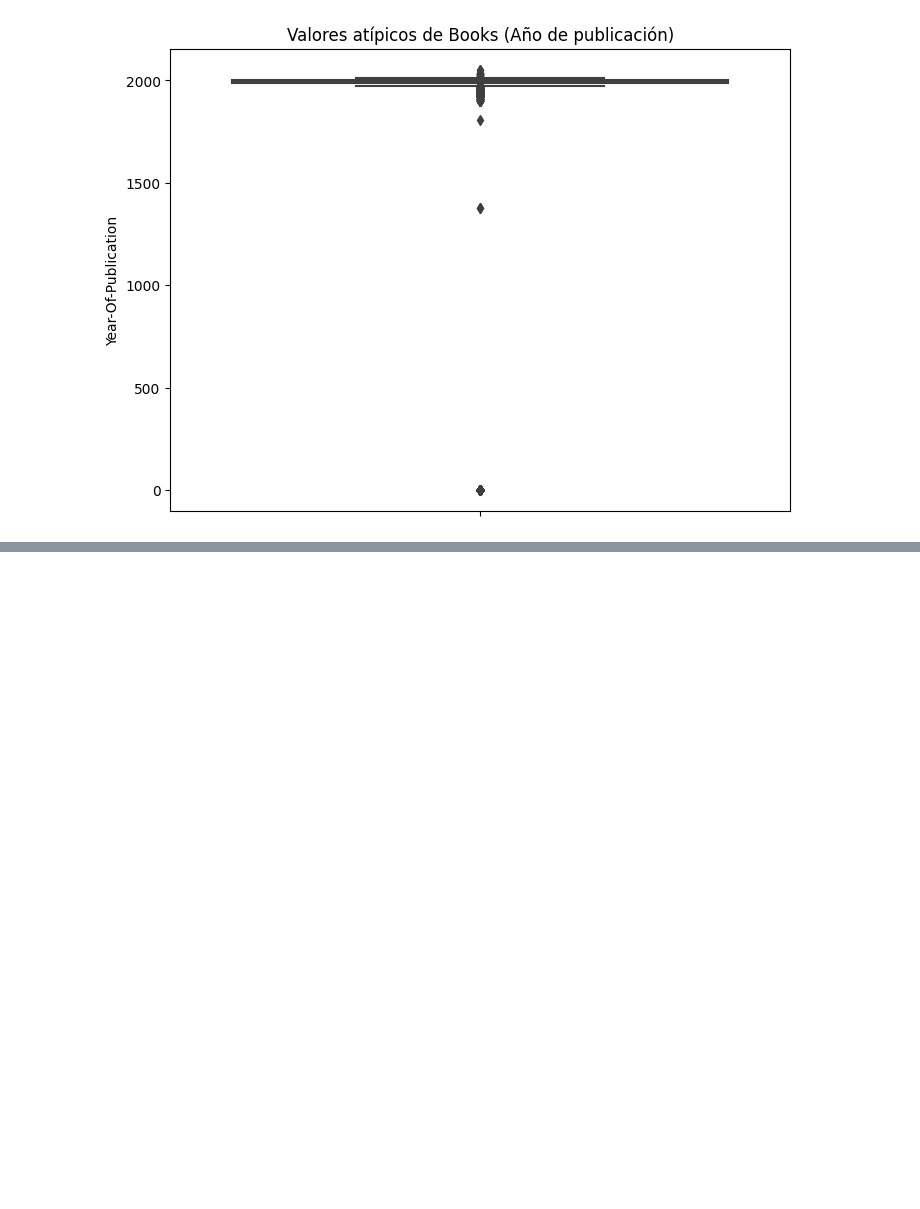
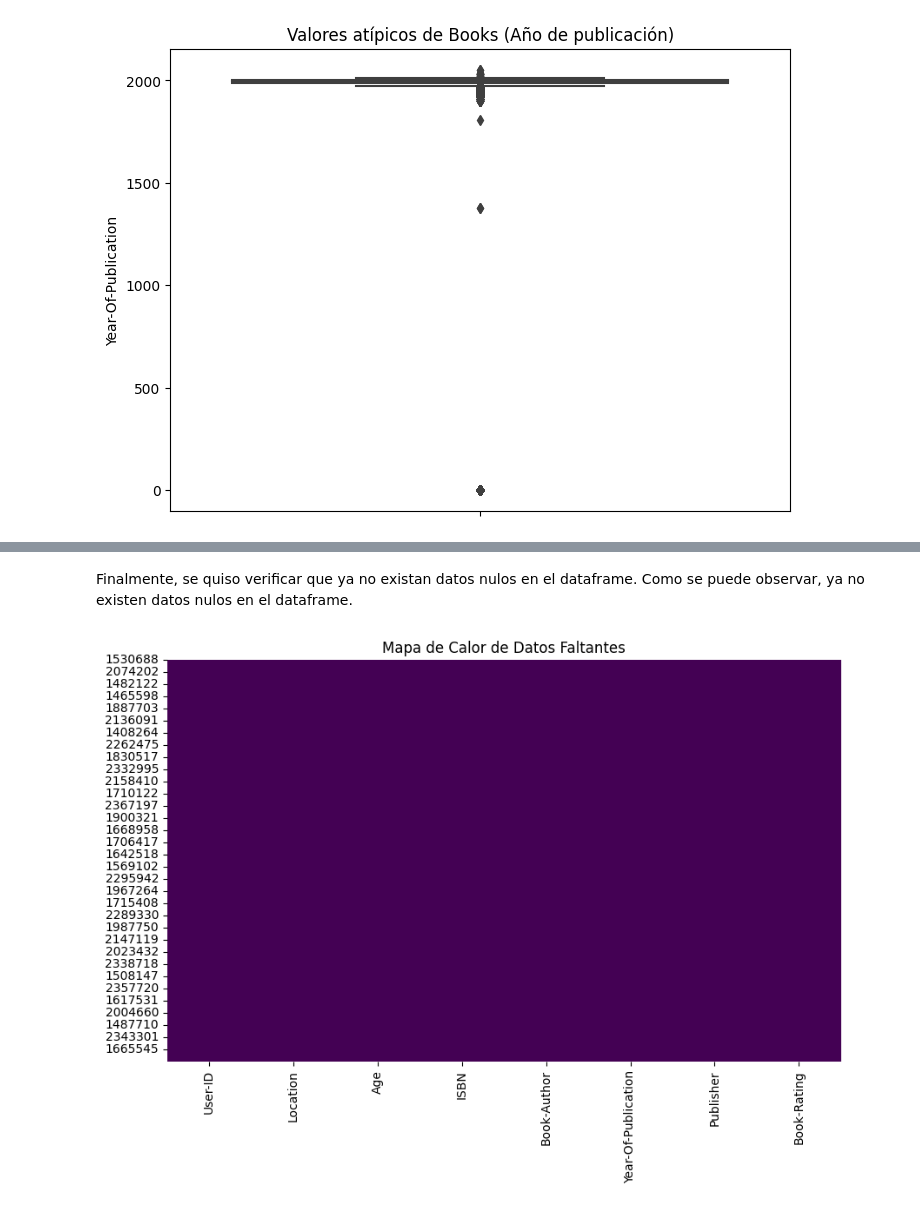
Before and after one commit to stefanoaragoni/lab6_deeplearning, a Jupyter notebook: eda.ipynb, the cells around one changed output, grey strips where cells are left out. Cells and saved outputs as stored; diff of their text form; code cells hidden in the pictures; blank space fills up the shorter version.

```diff
--- a/eda.ipynb
+++ b/eda.ipynb
@@ -293,0 +388,6 @@ plt.show()
+# %%
+# Eliminar filas que tengan valores nulos o 0 en Age
+final_ratings = final_ratings[final_ratings['Age'] != 0]
+final_ratings = final_ratings.dropna()
+
+final_ratings.head()
@@ -293,0 +403,7 @@ plt.show()
+# %%
+# Eliminar datos atípicos
+final_ratings = final_ratings[final_ratings['Age'] < 100]
+final_ratings = final_ratings[final_ratings['Age'] > 5]
+final_ratings = final_ratings[final_ratings['Year-Of-Publication'] > 1300]
+
+final_ratings.head()
@@ -293,0 +419,12 @@ plt.show()
+# %%
+# Eliminar el 90% de las filas con Book-Rating = 0
+num_rows_to_keep = int(0.1 * len(final_ratings[final_ratings['Book-Rating'] == 0]))
+zero_rating_rows = final_ratings[final_ratings['Book-Rating'] == 0]
+non_zero_rating_rows = final_ratings[final_ratings['Book-Rating'] != 0]
+zero_rating_sample = zero_rating_rows.sample(n=num_rows_to_keep, random_state=42)
+
+
+final_ratings = pd.concat([zero_rating_sample, non_zero_rating_rows])
+final_ratings = final_ratings.sample(frac=1, random_state=42)
+
+final_ratings.head()
@@ -293,0 +438,11 @@ plt.show()
+# %% [markdown]
+Finalmente, se quiso verificar que ya no existan datos nulos en el dataframe. Como se puede observar, ya no existen datos nulos en el dataframe.
+# %%
+# Crear un mapa de calor de datos faltantes
+# Crear un mapa de calor de datos faltantes
+plt.figure(figsize=(10, 6))
+sns.heatmap(final_ratings.isnull(), cbar=False, cmap='viridis')
+plt.title('Mapa de Calor de Datos Faltantes')
+plt.show()
+# %% [output]
+[figure, added]
```
Also changed, not shown: parts of 21 cells of this notebook.
